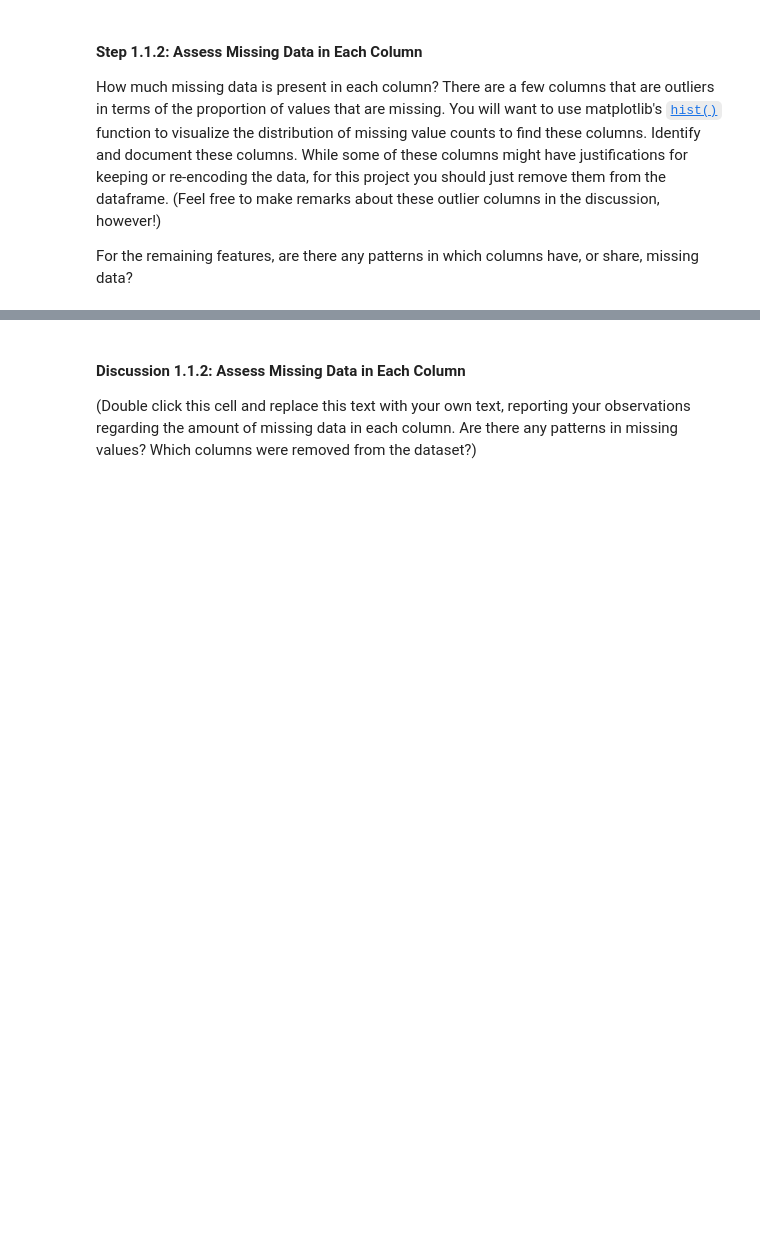
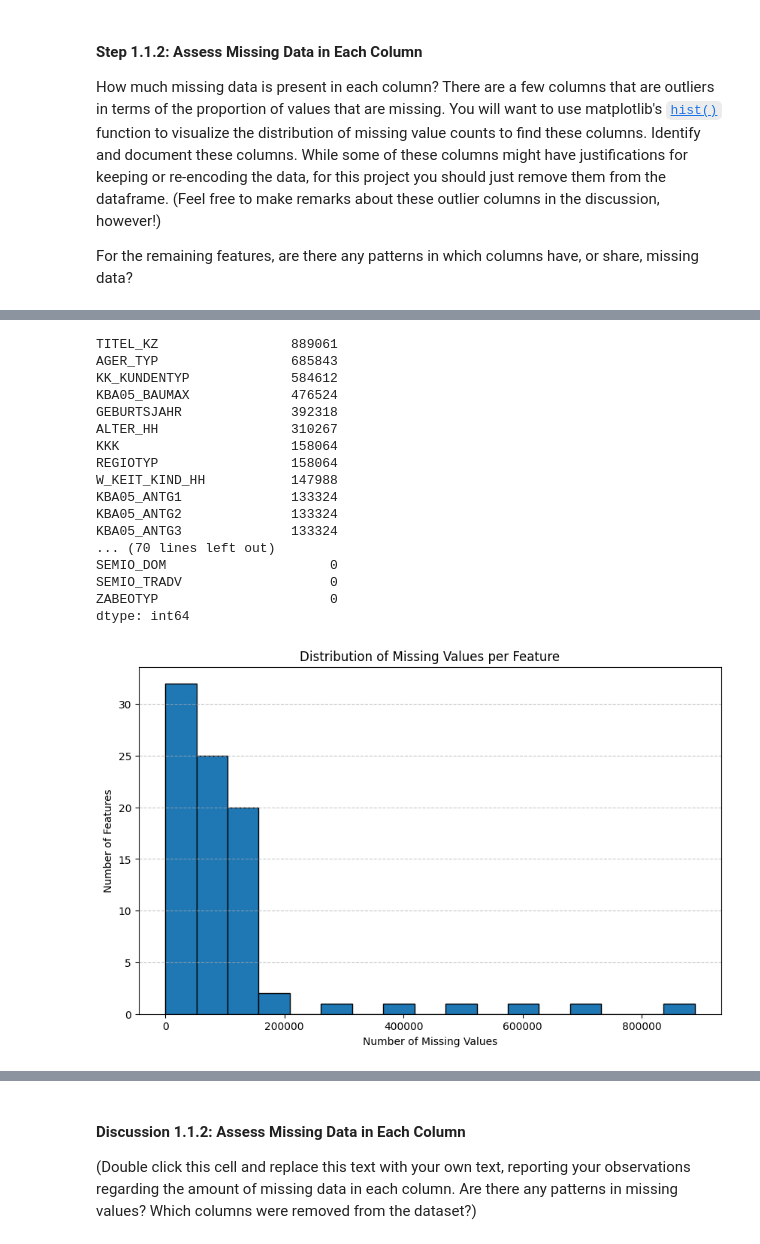
Before and after one commit to mo-matar/Identify-Customer-Segments-Unsupervised-Learning-Project, a Jupyter notebook: Identify_Customer_Segments.ipynb, the cells around one changed output, grey strips where cells are left out. Saved outputs shown, nothing was run; the diff lists cells and outputs as text; code cells hidden in the pictures; blank space fills up the shorter version.

```diff
--- a/Identify_Customer_Segments.ipynb
+++ b/Identify_Customer_Segments.ipynb
@@ -133,9 +133,10 @@ display(df)
 | 81 | RELAT_AB | [-1, 9] |
 # %%
 #replacement
+demographics_replaced = demographics.copy()
 for column, missing_vals in missing_values_dict.items():
-    if column in demographics.columns:
-        demographics[column].replace(missing_vals, np.nan, inplace=True)
+    if column in demographics_replaced.columns:
+        demographics_replaced[column].replace(missing_vals, np.nan, inplace=True)
 # %% [output]
 The behavior will change in pandas 3.0. This inplace method will never work because the intermediate object on which we are setting values always behaves as a copy.
 
@@ -169,0 +217,31 @@ print(missing_percent.sort_values(ascending=False))
+# %%
+missing_counts = demographics_replaced.isnull().sum()
+print(missing_counts.sort_values(ascending=False))
+
+# Plot histogram of missing value counts
+plt.figure(figsize=(10, 6))
+plt.hist(missing_counts, bins='auto', edgecolor='black')
+plt.xlabel('Number of Missing Values')
+plt.ylabel('Number of Features')
+plt.title('Distribution of Missing Values per Feature')
+plt.grid(axis='y', linestyle='--', alpha=0.7)
+plt.show()
+# %% [output]
+TITEL_KZ                 889061
+AGER_TYP                 685843
+KK_KUNDENTYP             584612
+KBA05_BAUMAX             476524
+GEBURTSJAHR              392318
+ALTER_HH                 310267
+KKK                      158064
+REGIOTYP                 158064
+W_KEIT_KIND_HH           147988
+KBA05_ANTG1              133324
+KBA05_ANTG2              133324
+KBA05_ANTG3              133324
+... (70 lines left out)
+SEMIO_DOM                     0
+SEMIO_TRADV                   0
+ZABEOTYP                      0
+dtype: int64
+[figure, added]
```
Also changed, not shown: parts of 11 cells of this notebook.
